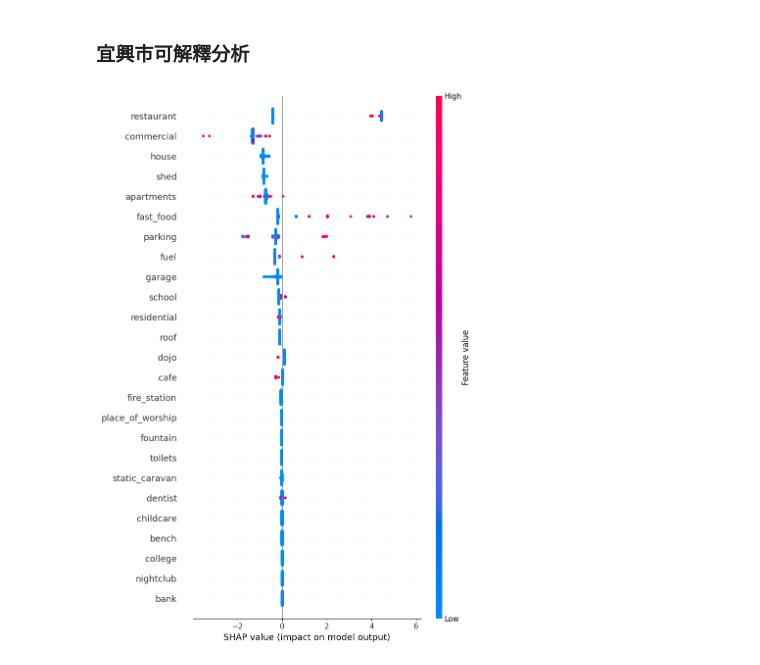
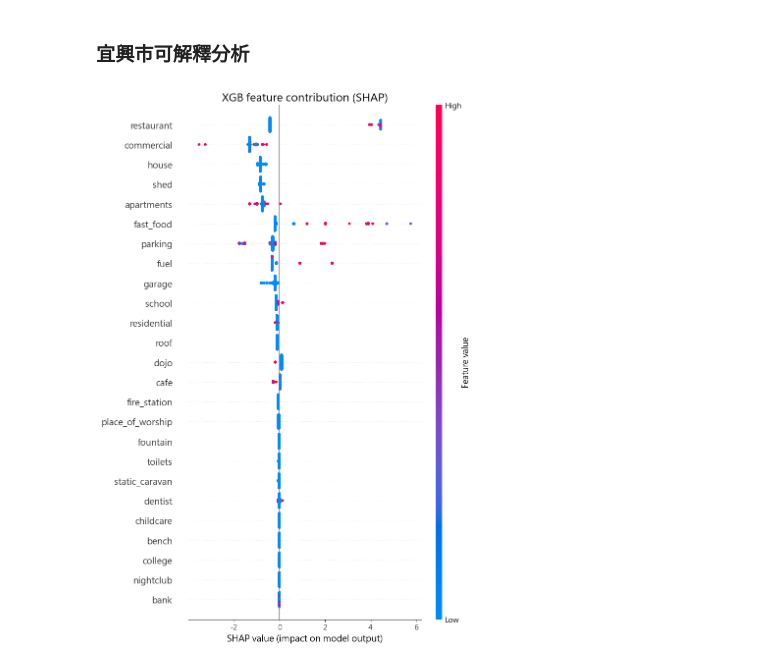
Before and after one commit to giraffeiscute/Yi-xing-city-OHCA-loctaion-prediction, a Jupyter notebook: XGB_yixing.ipynb, the cells around one changed output. Cells and saved outputs as stored; diff of their text form; code cells hidden in the pictures.

```diff
--- a/XGB_yixing.ipynb
+++ b/XGB_yixing.ipynb
@@ -286,33 +286,37 @@ plt.show()
 # %%
 import shap
 import matplotlib.pyplot as plt
 
+# --- 確保您的中文字型設定 (若特徵名稱有中文需要這段) ---
+plt.rcParams['font.sans-serif'] = ['Microsoft JhengHei']
+plt.rcParams['axes.unicode_minus'] = False
+
 # 初始化 SHAP 解釋器
 explainer = shap.TreeExplainer(best_xgb_model)
 
-# 計算 SHAP 值 (對測試集數據進行解釋)
-shap_values_test = explainer.shap_values(X_yixing_input)* ohca_range + ohca_min
+# 計算 SHAP 值
+# 注意：直接對 shap_values 加減數值可能會改變其「相對貢獻度」的物理意義
+# 但若這是為了還原預測值的尺度，請確保邏輯符合您的需求
+shap_values_test = explainer.shap_values(X_yixing_input) * ohca_range + ohca_min
 
-# Get the shap values from my test data
 feature_names = X_yixing.columns
 
-plt.figure()
-# 確保顯示10個特徵，並加入 show=False 參數
+# 建立畫布 (可以調整 figsize 來改變整體大小)
+plt.figure(figsize=(10, 8))
+
+# --- 關鍵修改 ---
+# 1. show=False: 讓程式暫停顯示，讓我們有機會加標題
 shap.summary_plot(shap_values_test,
                   X_yixing_input,
-                  feature_names,
+                  feature_names=feature_names,
                   max_display=25,
-                  show=True)  # 這個參數很重要！
+                  show=False)
 
-# # 設定 x 軸範圍為 -5 到 15
-# plt.xlim(-9, 17)
+# 2. 加入標題 (可以調整 fontsize 大小)
+plt.title("XGB feature contribution (SHAP)", fontsize=16)
 
-# # 設定 x 軸刻度為整數
-# plt.xticks(np.arange(-5, 16, 5))  # 從-5到15，間隔為1
-# # 另一種方式：plt.xticks([-5, -3, -1, 0, 1, 3, 5, 7, 9, 11, 13, 15])
-
-# plt.tight_layout()
-# plt.show()
-# # shap.summary_plot(shap_values_test, X_test_reguli,feature_names, max_display=25)
+# 3. 最後再顯示
+plt.tight_layout()
+plt.show()
 # %% [output]
-[figure, old version]
+[figure, new version]
```
Also changed, not shown: parts of 1 cell of this notebook, 4 other files.
